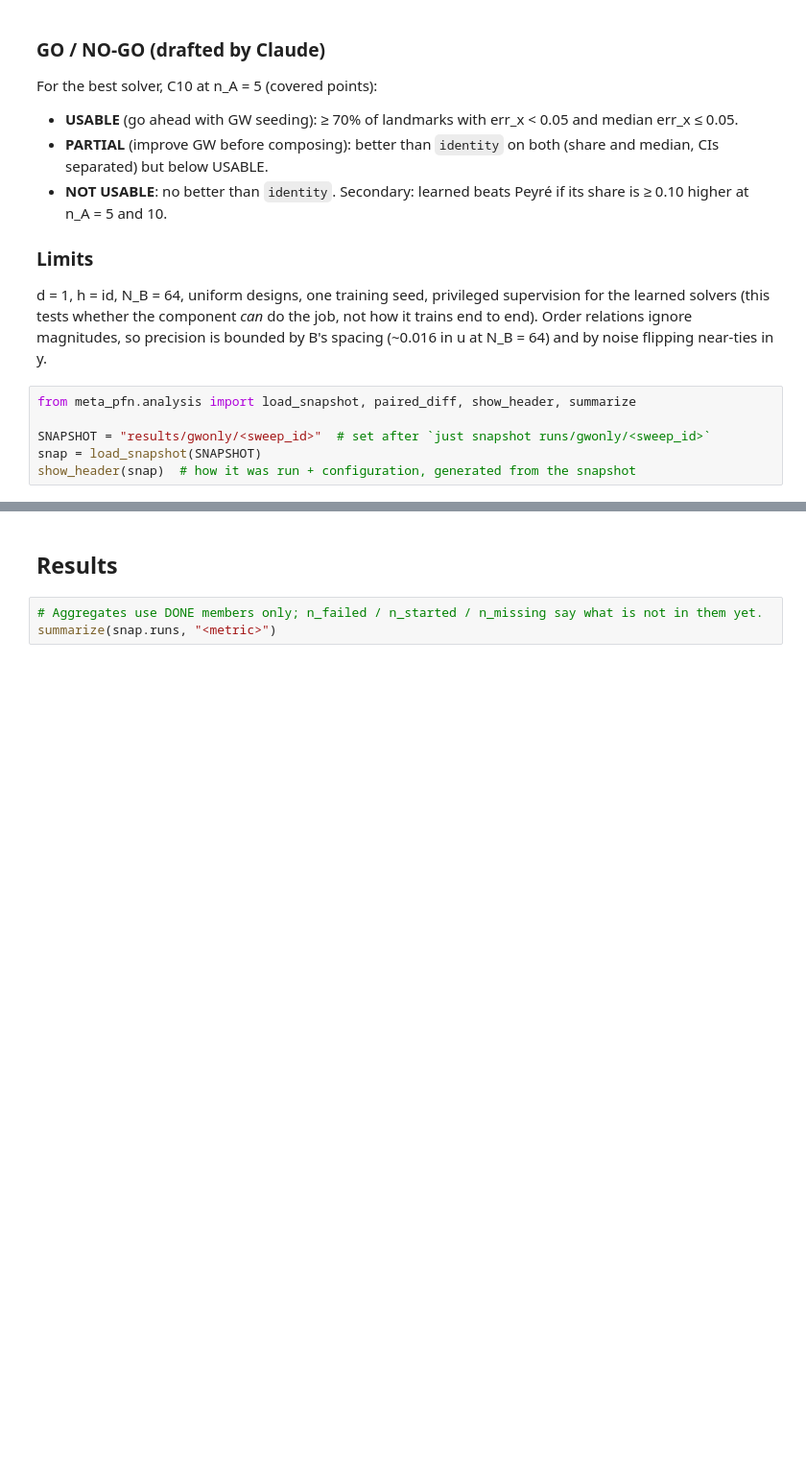
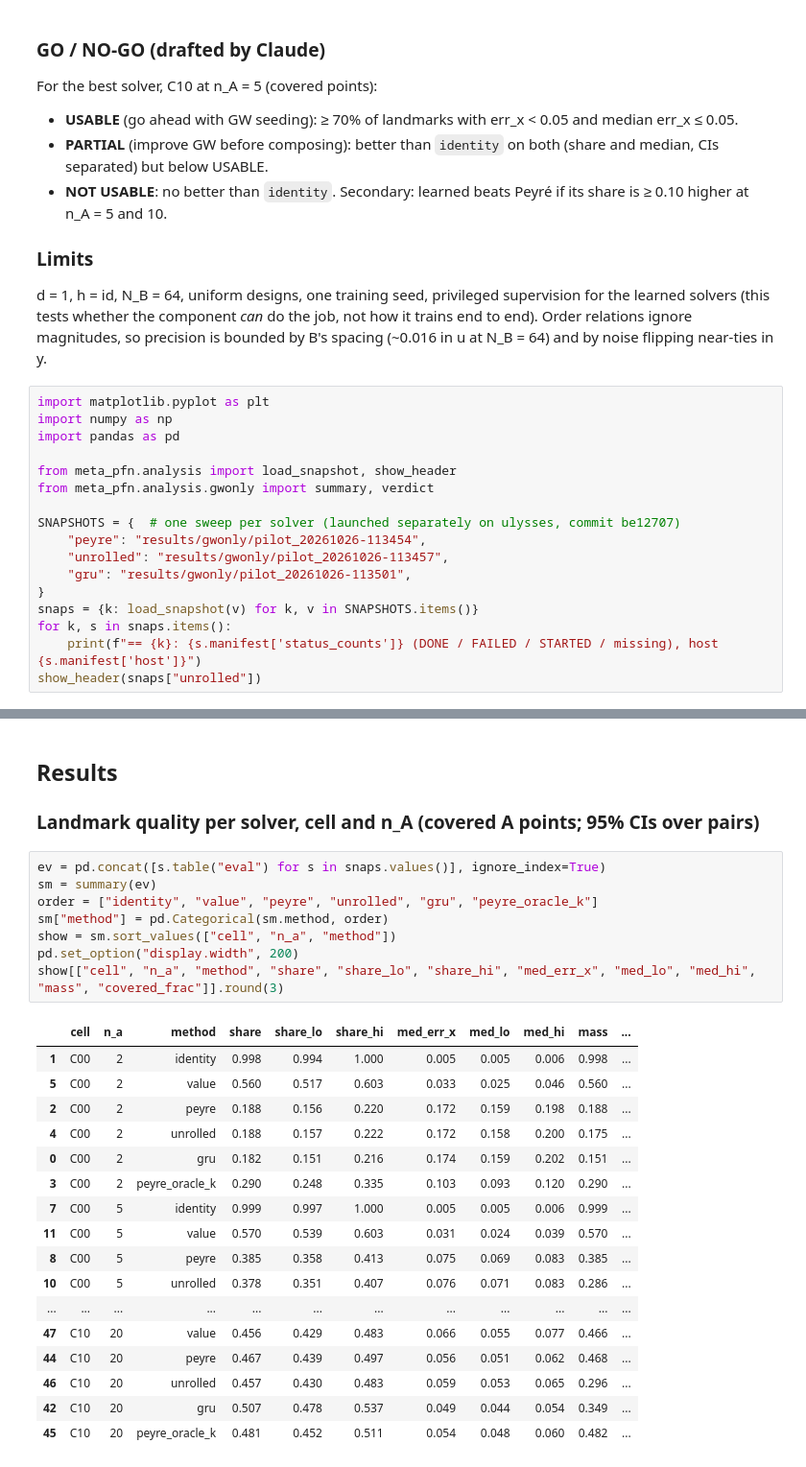
Before and after one commit to timruhkopf/meta-pfn, a Jupyter notebook: notebooks/06_2026-10-26_gwonly.ipynb, the cells around one changed output, grey strips where cells are left out. Shown at 96% size. Saved outputs shown, nothing was run; the diff lists cells and outputs as text; blank space fills up the shorter version.

```diff
--- a/notebooks/06_2026-10-26_gwonly.ipynb
+++ b/notebooks/06_2026-10-26_gwonly.ipynb
@@ -96,8 +96,19 @@ d = 1, h = id, N_B = 64, uniform designs, one training seed, privileged supervis
 tests whether the component *can* do the job, not how it trains end to end). Order relations ignore magnitudes, so
 precision is bounded by B's spacing (~0.016 in u at N_B = 64) and by noise flipping near-ties in y.
 # %%
-from meta_pfn.analysis import load_snapshot, paired_diff, show_header, summarize
+import matplotlib.pyplot as plt
+import numpy as np
+import pandas as pd
 
-SNAPSHOT = "results/gwonly/<sweep_id>"  # set after `just snapshot runs/gwonly/<sweep_id>`
-snap = load_snapshot(SNAPSHOT)
-show_header(snap)  # how it was run + configuration, generated from the snapshot
+from meta_pfn.analysis import load_snapshot, show_header
+from meta_pfn.analysis.gwonly import summary, verdict
+
+SNAPSHOTS = {  # one sweep per solver (launched separately on ulysses, commit be12707)
+    "peyre": "results/gwonly/pilot_20261026-113454",
+    "unrolled": "results/gwonly/pilot_20261026-113457",
+    "gru": "results/gwonly/pilot_20261026-113501",
+}
+snaps = {k: load_snapshot(v) for k, v in SNAPSHOTS.items()}
+for k, s in snaps.items():
+    print(f"== {k}: {s.manifest['status_counts']} (DONE / FAILED / STARTED / missing), host {s.manifest['host']}")
+show_header(snaps["unrolled"])
@@ -104,5 +170,30 @@ show_header(snap)  # how it was run + configuration, generated from the snapshot
 # %% [markdown]
 ## Results
+
+### Landmark quality per solver, cell and n_A (covered A points; 95% CIs over pairs)
 # %%
-# Aggregates use DONE members only; n_failed / n_started / n_missing say what is not in them yet.
-summarize(snap.runs, "<metric>")
+ev = pd.concat([s.table("eval") for s in snaps.values()], ignore_index=True)
+sm = summary(ev)
+order = ["identity", "value", "peyre", "unrolled", "gru", "peyre_oracle_k"]
+sm["method"] = pd.Categorical(sm.method, order)
+show = sm.sort_values(["cell", "n_a", "method"])
+pd.set_option("display.width", 200)
+show[["cell", "n_a", "method", "share", "share_lo", "share_hi", "med_err_x", "med_lo", "med_hi", "mass", "covered_frac"]].round(3)
+# %% [output]
+|  | cell | n_a | method | share | share_lo | share_hi | med_err_x | med_lo | med_hi | mass | ... |
+| 1 | C00 | 2 | identity | 0.998 | 0.994 | 1.000 | 0.005 | 0.005 | 0.006 | 0.998 | ... |
+| 5 | C00 | 2 | value | 0.560 | 0.517 | 0.603 | 0.033 | 0.025 | 0.046 | 0.560 | ... |
+| 2 | C00 | 2 | peyre | 0.188 | 0.156 | 0.220 | 0.172 | 0.159 | 0.198 | 0.188 | ... |
+| 4 | C00 | 2 | unrolled | 0.188 | 0.157 | 0.222 | 0.172 | 0.158 | 0.200 | 0.175 | ... |
+| 0 | C00 | 2 | gru | 0.182 | 0.151 | 0.216 | 0.174 | 0.159 | 0.202 | 0.151 | ... |
+| 3 | C00 | 2 | peyre_oracle_k | 0.290 | 0.248 | 0.335 | 0.103 | 0.093 | 0.120 | 0.290 | ... |
+| 7 | C00 | 5 | identity | 0.999 | 0.997 | 1.000 | 0.005 | 0.005 | 0.006 | 0.999 | ... |
+| 11 | C00 | 5 | value | 0.570 | 0.539 | 0.603 | 0.031 | 0.024 | 0.039 | 0.570 | ... |
+| 8 | C00 | 5 | peyre | 0.385 | 0.358 | 0.413 | 0.075 | 0.069 | 0.083 | 0.385 | ... |
+| 10 | C00 | 5 | unrolled | 0.378 | 0.351 | 0.407 | 0.076 | 0.071 | 0.083 | 0.286 | ... |
+| ... | ... | ... | ... | ... | ... | ... | ... | ... | ... | ... | ... |
+| 47 | C10 | 20 | value | 0.456 | 0.429 | 0.483 | 0.066 | 0.055 | 0.077 | 0.466 | ... |
+| 44 | C10 | 20 | peyre | 0.467 | 0.439 | 0.497 | 0.056 | 0.051 | 0.062 | 0.468 | ... |
+| 46 | C10 | 20 | unrolled | 0.457 | 0.430 | 0.483 | 0.059 | 0.053 | 0.065 | 0.296 | ... |
+| 42 | C10 | 20 | gru | 0.507 | 0.478 | 0.537 | 0.049 | 0.044 | 0.054 | 0.349 | ... |
+| 45 | C10 | 20 | peyre_oracle_k | 0.481 | 0.452 | 0.511 | 0.054 | 0.048 | 0.060 | 0.482 | ... |
```
Also changed, not shown: parts of 9 cells of this notebook, 37 other files.
